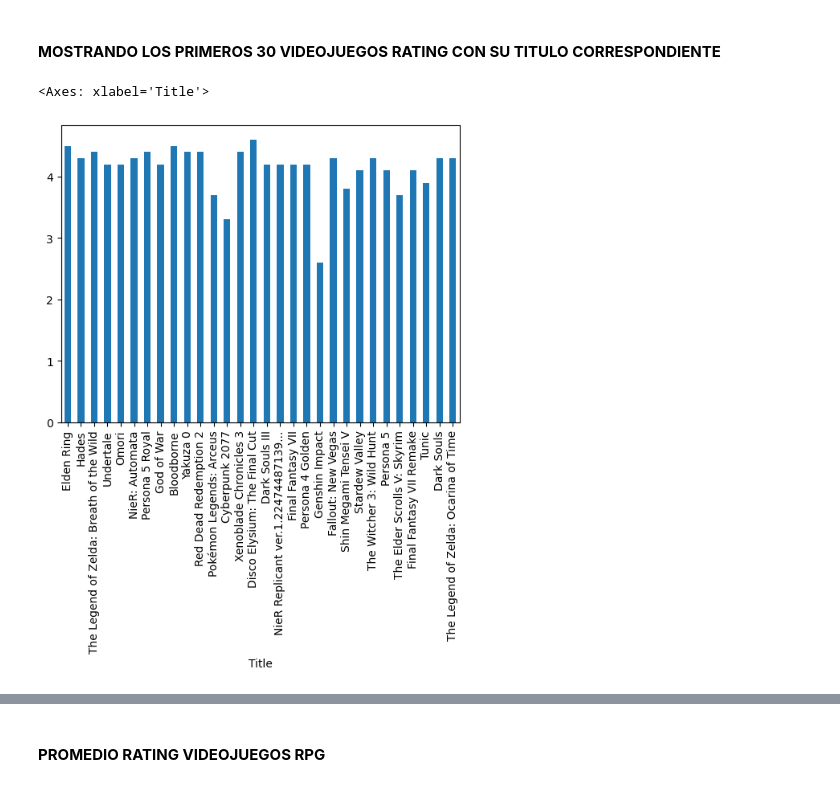
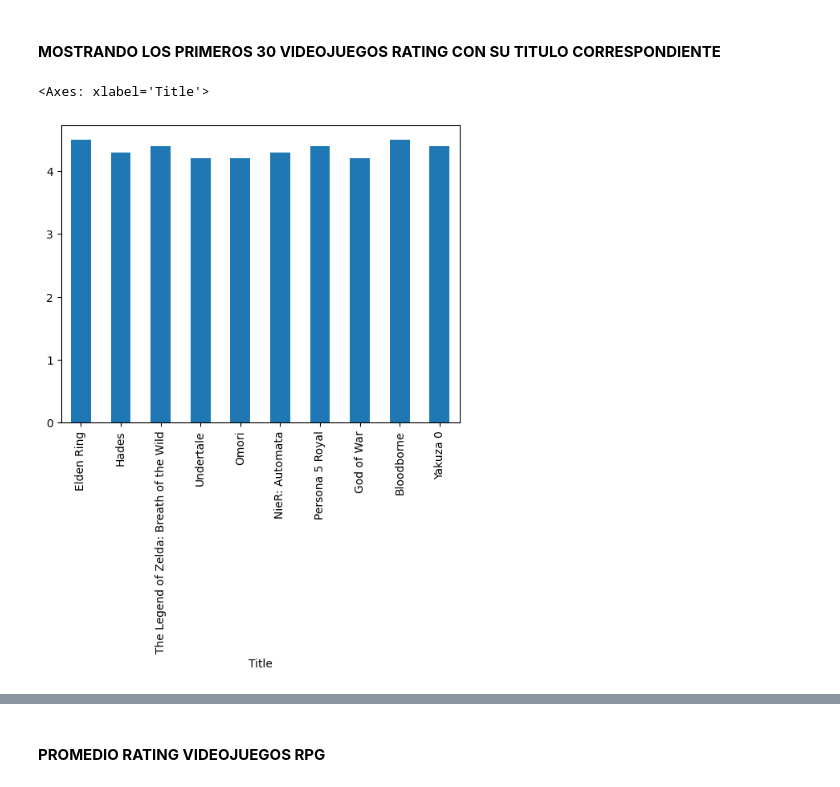
Before and after one commit to francoS18/python-1-semestre, a Jupyter notebook: Jupyter/04-pandas.ipynb, the cells around one changed output, grey strips where cells are left out. Saved outputs shown, nothing was run; the diff lists cells and outputs as text; code cells hidden in the pictures.

```diff
--- a/Jupyter/04-pandas.ipynb
+++ b/Jupyter/04-pandas.ipynb
@@ -183,10 +189,10 @@ datasetRPG.drop(['Title'],axis=1)['Rating'].plot(kind='bar')
 # %% [markdown]
 <h4><b>MOSTRANDO LOS PRIMEROS 30 VIDEOJUEGOS RATING CON SU TITULO CORRESPONDIENTE</b></h4>
 # %%
-datasetRPG = nombresRPG.head(30)
+datasetRPG = nombresRPG.head(10)
 datasetRPG.set_index('Title', inplace=True)  # Establecer la columna 'Title' como índice
 datasetRPG['Rating'].plot(x=None, kind='bar')  # Utilizar el índice en el eje x
 # %% [output]
 <Axes: xlabel='Title'>
-[figure, old version]
+[figure, new version]
 # %%
```
Also changed, not shown: parts of 5 cells of this notebook, 1 other file.
